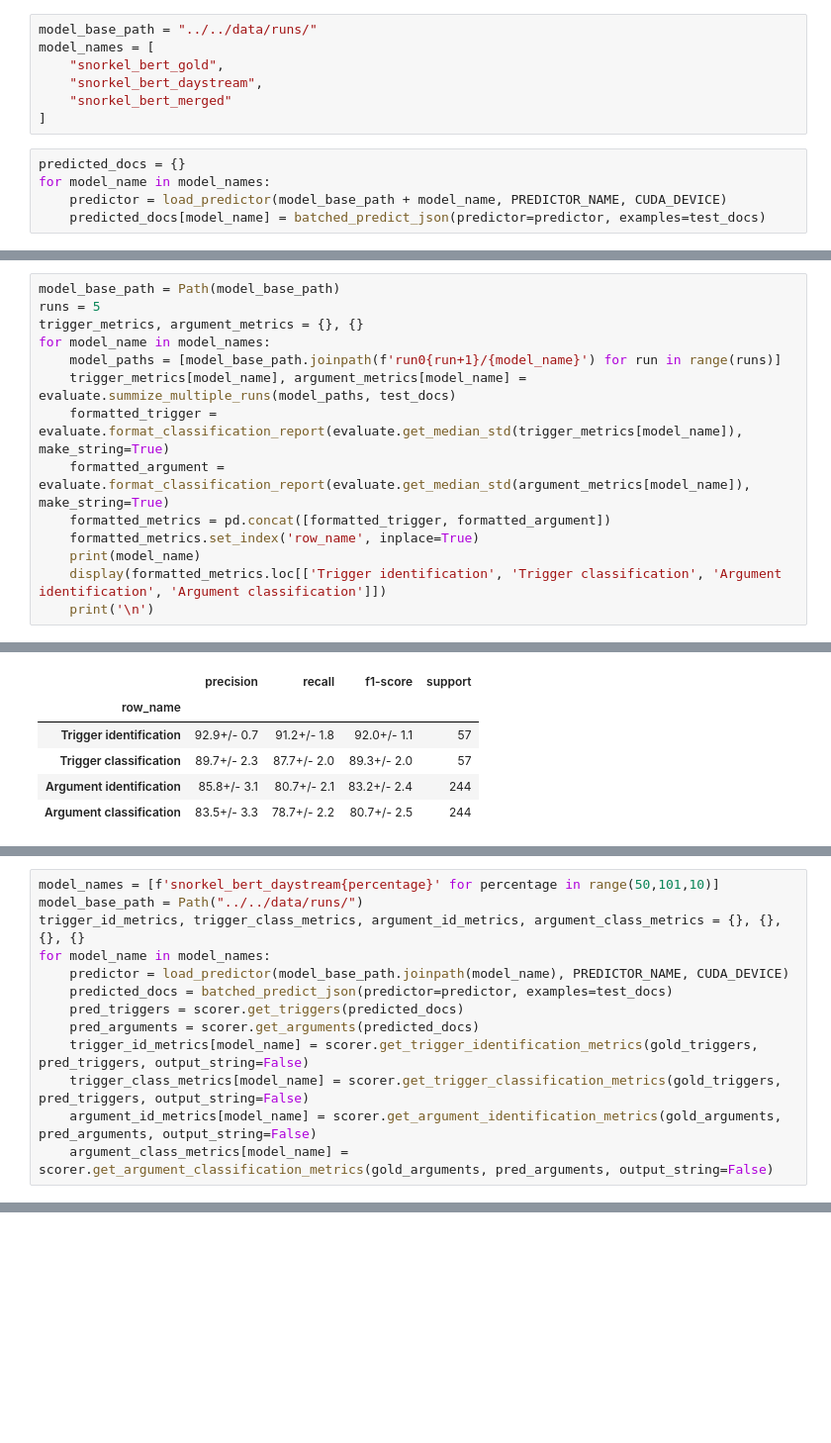
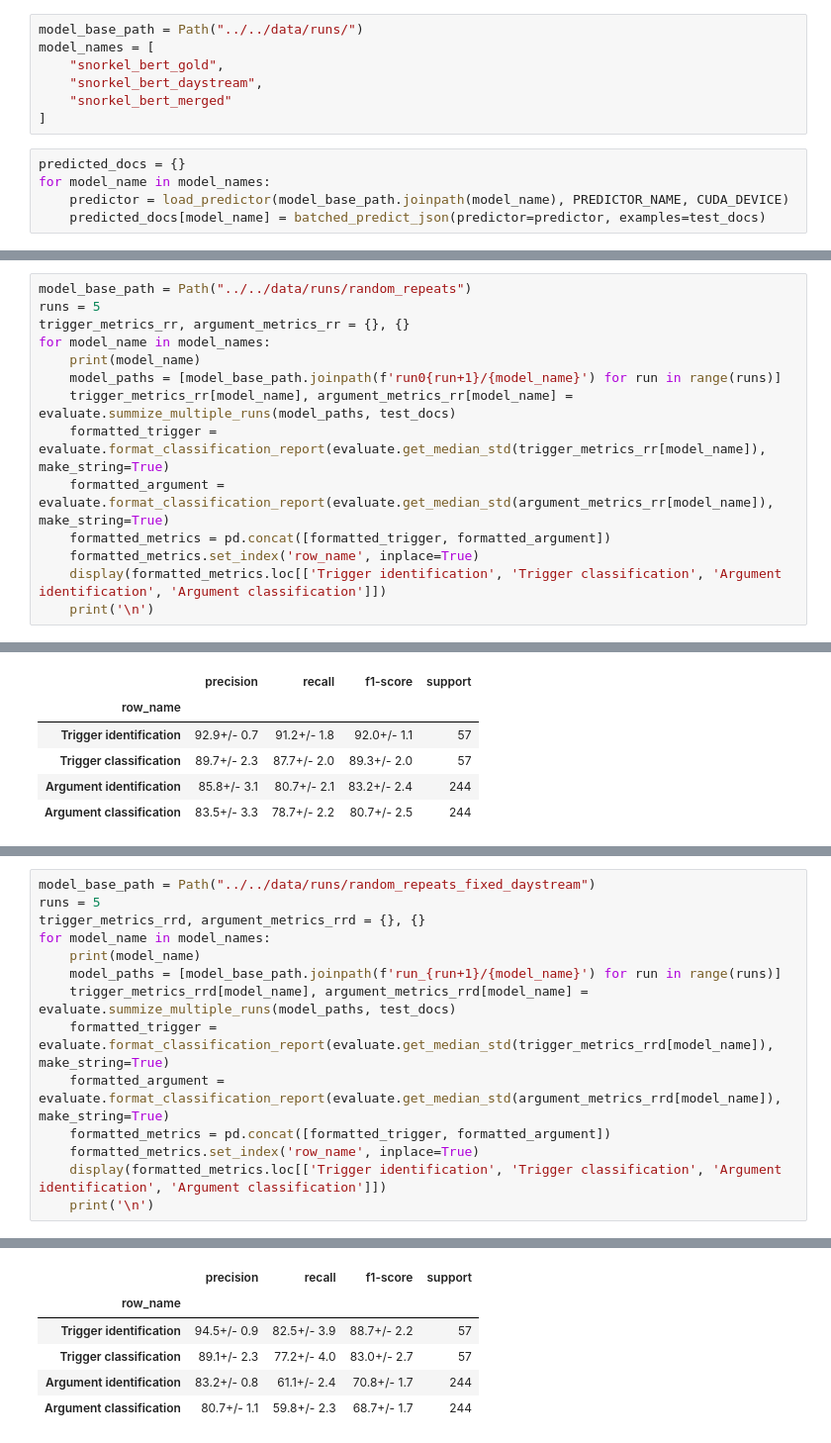
Before and after one commit to DFKI-NLP/eventx, a Jupyter notebook: analysis/notebooks/eventx_analysis.ipynb, the cells around one changed output, grey strips where cells are left out. Shown at 99% size. Drawn from its saved outputs; the diff is of its cells as text; blank space fills up the shorter version.

```diff
--- a/analysis/notebooks/eventx_analysis.ipynb
+++ b/analysis/notebooks/eventx_analysis.ipynb
@@ -40,7 +41,7 @@ Filter documents that do not contain any entity of type trigger as they are not
 # %%
 test_docs = evaluate.load_test_data(DATASET_PATH)
 # %%
-model_base_path = "../../data/runs/"
+model_base_path = Path("../../data/runs/")
 model_names = [
     "snorkel_bert_gold",
     "snorkel_bert_daystream",
@@ -49,7 +50,7 @@ model_names = [
 # %%
 predicted_docs = {}
 for model_name in model_names:
-    predictor = load_predictor(model_base_path + model_name, PREDICTOR_NAME, CUDA_DEVICE)
+    predictor = load_predictor(model_base_path.joinpath(model_name), PREDICTOR_NAME, CUDA_DEVICE)
     predicted_docs[model_name] = batched_predict_json(predictor=predictor, examples=test_docs)
 # %% [markdown]
 ## Conventional evaluation using sklearn toolkit
@@ -330,15 +329,15 @@ from pathlib import Path
 # %%
-model_base_path = Path(model_base_path)
+model_base_path = Path("../../data/runs/random_repeats")
 runs = 5
-trigger_metrics, argument_metrics = {}, {}
+trigger_metrics_rr, argument_metrics_rr = {}, {}
 for model_name in model_names:
+    print(model_name)
     model_paths = [model_base_path.joinpath(f'run0{run+1}/{model_name}') for run in range(runs)]
-    trigger_metrics[model_name], argument_metrics[model_name] = evaluate.summize_multiple_runs(model_paths, test_docs)
-    formatted_trigger = evaluate.format_classification_report(evaluate.get_median_std(trigger_metrics[model_name]), make_string=True)
-    formatted_argument = evaluate.format_classification_report(evaluate.get_median_std(argument_metrics[model_name]), make_string=True)
+    trigger_metrics_rr[model_name], argument_metrics_rr[model_name] = evaluate.summize_multiple_runs(model_paths, test_docs)
+    formatted_trigger = evaluate.format_classification_report(evaluate.get_median_std(trigger_metrics_rr[model_name]), make_string=True)
+    formatted_argument = evaluate.format_classification_report(evaluate.get_median_std(argument_metrics_rr[model_name]), make_string=True)
     formatted_metrics = pd.concat([formatted_trigger, formatted_argument])
     formatted_metrics.set_index('row_name', inplace=True)
-    print(model_name)
     display(formatted_metrics.loc[['Trigger identification', 'Trigger classification', 'Argument identification', 'Argument classification']])
     print('\n')
 # %% [output]
@@ -369,13 +364,0 @@ Compare model performance with increasing amount of snorkel labeled data
-# %%
-model_names = [f'snorkel_bert_daystream{percentage}' for percentage in range(50,101,10)]
-model_base_path = Path("../../data/runs/")
-trigger_id_metrics, trigger_class_metrics, argument_id_metrics, argument_class_metrics = {}, {}, {}, {}
-for model_name in model_names:
-    predictor = load_predictor(model_base_path.joinpath(model_name), PREDICTOR_NAME, CUDA_DEVICE)
-    predicted_docs = batched_predict_json(predictor=predictor, examples=test_docs)
-    pred_triggers = scorer.get_triggers(predicted_docs)
-    pred_arguments = scorer.get_arguments(predicted_docs)
-    trigger_id_metrics[model_name] = scorer.get_trigger_identification_metrics(gold_triggers, pred_triggers, output_string=False)
-    trigger_class_metrics[model_name] = scorer.get_trigger_classification_metrics(gold_triggers, pred_triggers, output_string=False)
-    argument_id_metrics[model_name] = scorer.get_argument_identification_metrics(gold_arguments, pred_arguments, output_string=False)
-    argument_class_metrics[model_name] = scorer.get_argument_classification_metrics(gold_arguments, pred_arguments, output_string=False)
@@ -381,0 +368,15 @@ for model_name in model_names:
+# %%
+model_base_path = Path("../../data/runs/random_repeats_fixed_daystream")
+runs = 5
+trigger_metrics_rrd, argument_metrics_rrd = {}, {}
+for model_name in model_names:
+    print(model_name)
+    model_paths = [model_base_path.joinpath(f'run_{run+1}/{model_name}') for run in range(runs)]
+    trigger_metrics_rrd[model_name], argument_metrics_rrd[model_name] = evaluate.summize_multiple_runs(model_paths, test_docs)
+    formatted_trigger = evaluate.format_classification_report(evaluate.get_median_std(trigger_metrics_rrd[model_name]), make_string=True)
+    formatted_argument = evaluate.format_classification_report(evaluate.get_median_std(argument_metrics_rrd[model_name]), make_string=True)
+    formatted_metrics = pd.concat([formatted_trigger, formatted_argument])
+    formatted_metrics.set_index('row_name', inplace=True)
+    display(formatted_metrics.loc[['Trigger identification', 'Trigger classification', 'Argument identification', 'Argument classification']])
+    print('\n')
+# %% [output]
@@ -381,0 +391,6 @@ for model_name in model_names:
+|  | precision | recall | f1-score | support |
+| row_name |  |  |  |  |
+| Trigger identification | 94.5+/- 0.9 | 82.5+/- 3.9 | 88.7+/- 2.2 | 57 |
+| Trigger classification | 89.1+/- 2.3 | 77.2+/- 4.0 | 83.0+/- 2.7 | 57 |
+| Argument identification | 83.2+/- 0.8 | 61.1+/- 2.4 | 70.8+/- 1.7 | 244 |
+| Argument classification | 80.7+/- 1.1 | 59.8+/- 2.3 | 68.7+/- 1.7 | 244 |
```
Also changed, not shown: parts of 10 cells of this notebook, 1 other file.
